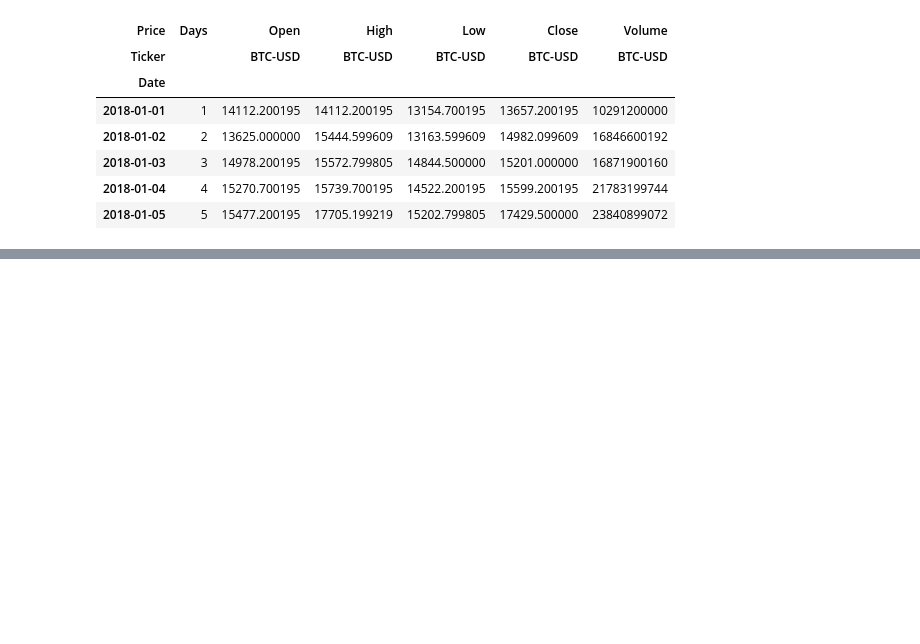
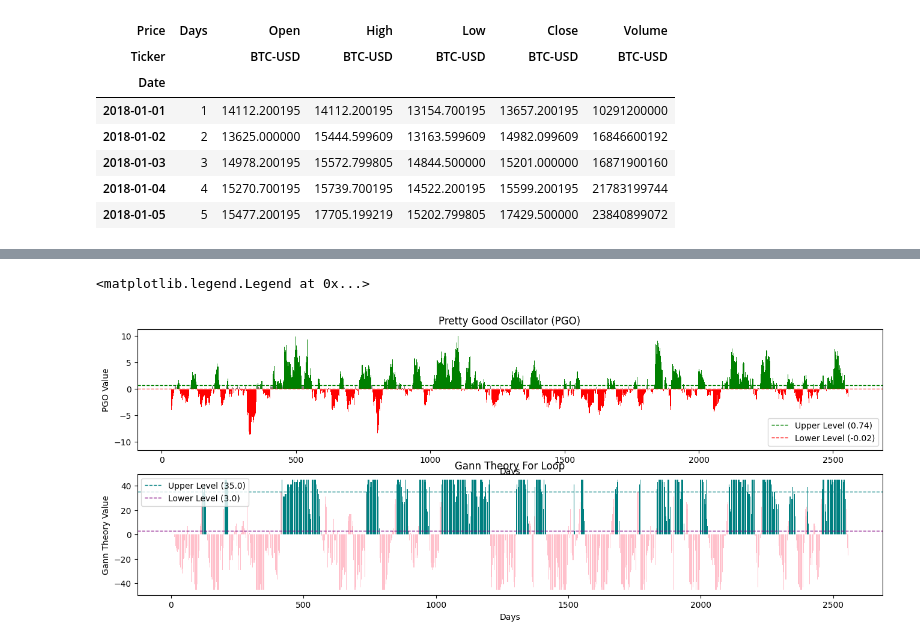
Before and after one commit to QuantLapse/Public-Data-Research-and-Analysis, a Jupyter notebook: Base-Filter-Strategy-2026.ipynb, the cells around one changed output, grey strips where cells are left out. Drawn from its saved outputs; the diff is of its cells as text; code cells hidden in the pictures; blank space fills up the shorter version.

```diff
--- a/Base-Filter-Strategy-2026.ipynb
+++ b/Base-Filter-Strategy-2026.ipynb
@@ -57,0 +192,24 @@ def stc(length=16, fast_length=24, slow_length=89):
+# %%
+# Subplot for Oscillators
+plt.figure(figsize=(16, 12))
+plt.subplot(4, 1, 1)
+plt.bar(df["Days"], df["PGO"], color=color_PGO, width=1)
+plt.axhline(y=upper_level, color='green', linestyle='--', linewidth=1, label=f'Upper Level ({upper_level})')
+plt.axhline(y=lower_level, color='red',   linestyle='--', linewidth=1, label=f'Lower Level ({lower_level})')
+plt.axhline(y=0,           color='white', linestyle='-',  linewidth=0.5)
+plt.title("Pretty Good Oscillator (PGO)")
+plt.xlabel("Days")
+plt.ylabel("PGO Value")
+plt.legend()
+
+plt.subplot(4, 1, 2)
+plt.bar(df["Days"], df["Gann Theory For Loop"], color=gann_color, linewidth=1)
+plt.axhline(y=up_threshold, color='teal', linestyle='--', linewidth=1, label=f'Upper Level ({up_threshold})')
+plt.axhline(y=down_threshold, color='purple',   linestyle='--', linewidth=1, label=f'Lower Level ({down_threshold})')
+plt.title("Gann Theory For Loop")
+plt.xlabel("Days")
+plt.ylabel("Gann Theory Value")
+plt.legend()
+# %% [output]
+<matplotlib.legend.Legend at 0x...>
+[figure, added]
```
Also changed, not shown: parts of 8 cells of this notebook.
